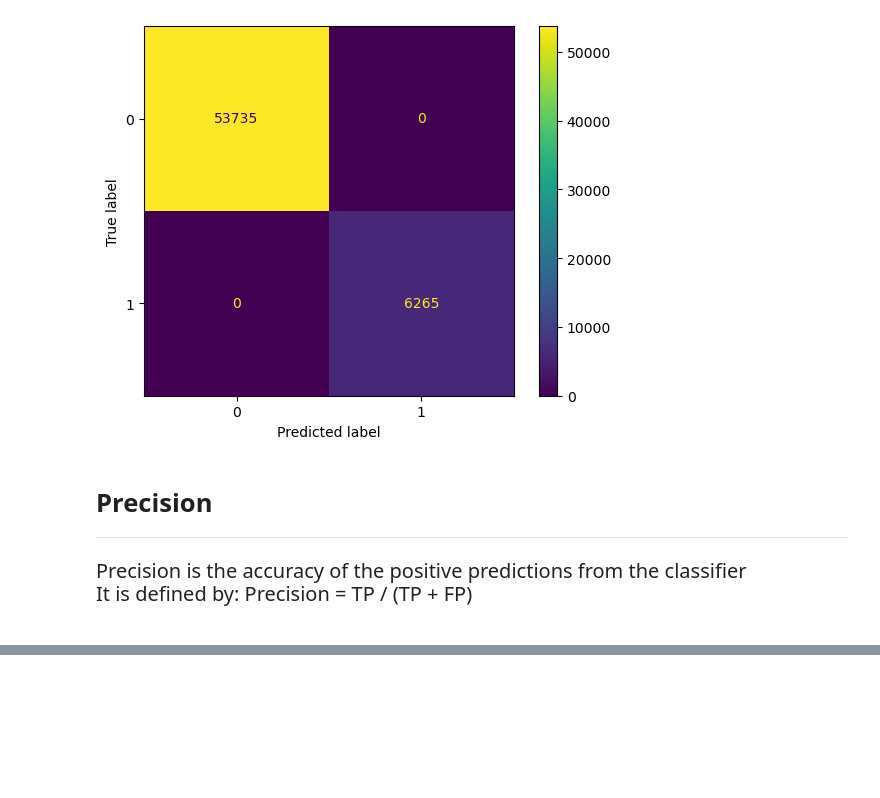
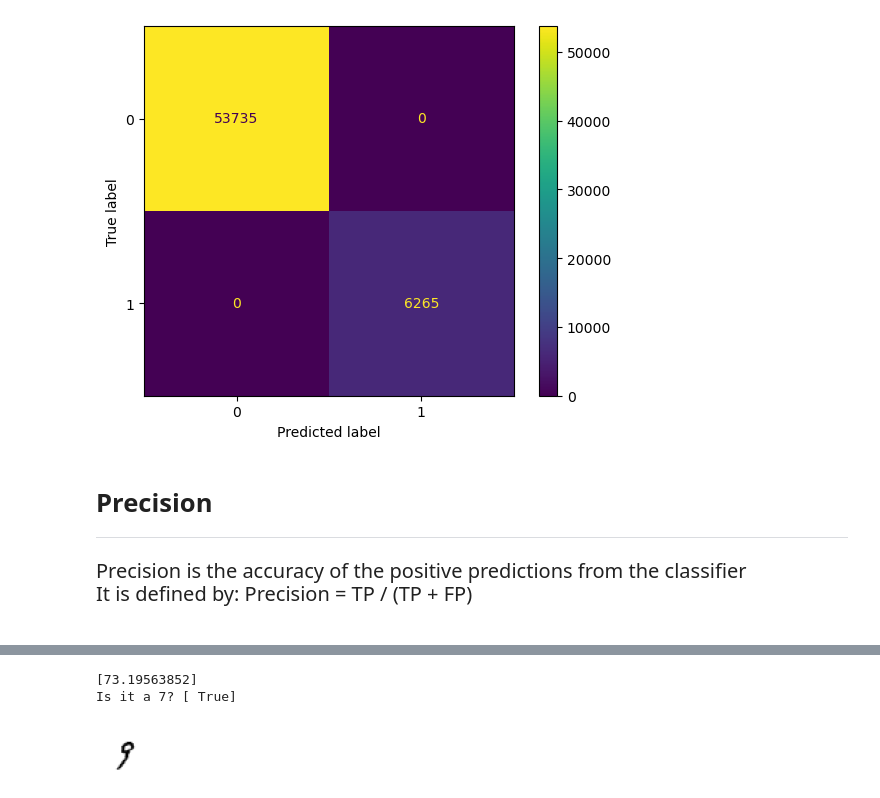
Before and after one commit to edmar-bevilaqua/data_science, a Jupyter notebook: MNIST/MNIST Classfication.ipynb, the cells around one changed output, grey strips where cells are left out. Drawn from its saved outputs; the diff is of its cells as text; code cells hidden in the pictures; blank space fills up the shorter version.

Commit message:
adding cells about measures and graphs

```diff
--- a/MNIST/MNIST Classfication.ipynb
+++ b/MNIST/MNIST Classfication.ipynb
@@ -349,0 +432,13 @@ plt.show()
+# %%
+score = model_sgd.decision_function([digit])
+threshold = 0
+print(score)
+print(f'Is it a 7? {score > threshold}')
+
+plt.figure(figsize=(0.5,0.5))
+plot_digit(digit)
+plt.show()
+# %% [output]
+[73.19563852]
+Is it a 7? [ True]
+[figure, added]
```
Also changed, not shown: parts of 17 cells of this notebook.
